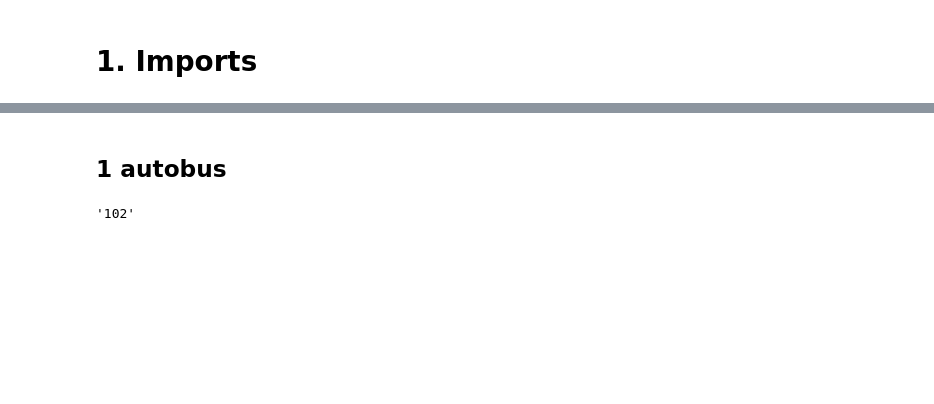
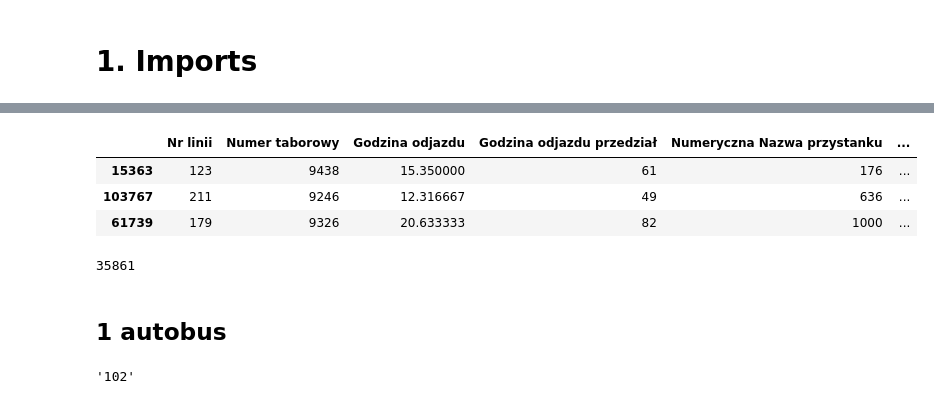
Before and after one commit to Walczi123/Projekt_Przetwarzanie_Danych, a Jupyter notebook: classification.ipynb, the cells around one changed output, grey strips where cells are left out. Cells and saved outputs as stored; diff of their text form; code cells hidden in the pictures; blank space fills up the shorter version.

Commit message:
Merge branch 'main' of https://github.com/Walczi123/Projekt_Przetwarzanie_Danych into Patryk

```diff
--- a/classification.ipynb
+++ b/classification.ipynb
@@ -211,0 +25,5 @@ df.sample(3)
+# %%
+d_lines = split_into_lines(df, lower_bound = 2000)
+len_d_lists=[]
+for v in d_lines.values():
+    len_d_lists.append(len(v))
@@ -212,3 +49,44 @@ df.sample(3)
+# %%
+def get_train_and_test_by_lines(df:pd.DataFrame, X_columns:list, y_columns:list, lines:list = None, lower_bound:int = 4000,  test_size=0.1, random_state=1):
+    d_lines = split_into_lines(df, lower_bound=lower_bound)
+    if lines is not None:
+        for k in d_lines.keys:
+            if not k in lines:
+                del d_lines[k]
+    X_trains = []
+    X_tests = []
+    y_trains = []
+    y_tests = []
+    for line in d_lines.values():
+        X = line[X_columns]
+        y = line[y_columns]
+        X_train, X_test, y_train, y_test = train_test_split(X, y, test_size=test_size, random_state=random_state)
+        X_trains.append(X_train)
+        X_tests.append(X_test)
+        y_trains.append(y_train)
+        y_tests.append(y_test)
+
+    df_x_train = pd.concat(X_trains)
+    df_x_test = pd.concat(X_tests)
+    df_y_train = pd.concat(y_trains)
+    df_y_test = pd.concat(y_tests)
+
+    return df_x_train, df_x_test, df_y_train, df_y_test
+# %%
+X_train, X_test, y_train, y_test = get_train_and_test_by_lines(df, ['Nr linii', 'Numer taborowy', 'Godzina odjazdu',
+       'Godzina odjazdu przedział', 'Numeryczna Nazwa przystanku',
+       'Numeryczna Nazwa przystanku'], ["class"])
+# %%
+X_train.sample(3)
+# %% [output]
+|  | Nr linii | Numer taborowy | Godzina odjazdu | Godzina odjazdu przedział | Numeryczna Nazwa przystanku | ... |
+| 15363 | 123 | 9438 | 15.350000 | 61 | 176 | ... |
+| 103767 | 211 | 9246 | 12.316667 | 49 | 636 | ... |
+| 61739 | 179 | 9326 | 20.633333 | 82 | 1000 | ... |
+# %%
+len(X_train)
+# %% [output]
+35861
 # %% [markdown]
 ## 1 autobus
 # %%
```
Also changed, not shown: parts of 41 cells of this notebook, 2 other files.
